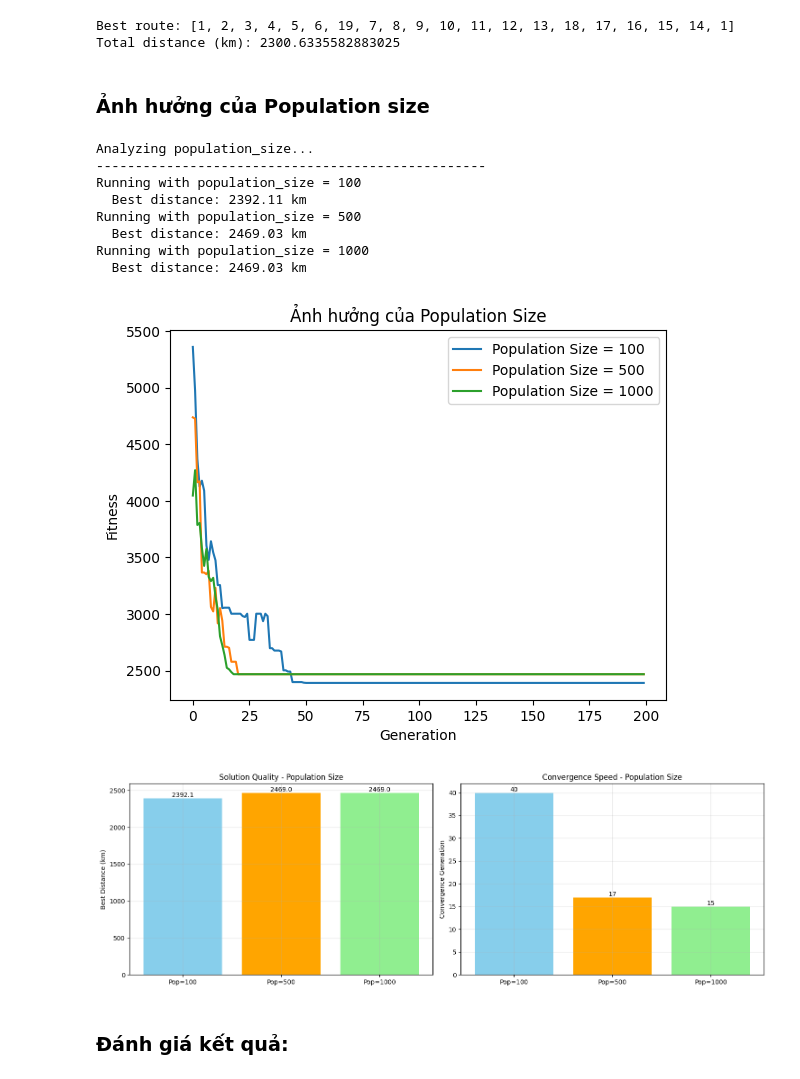
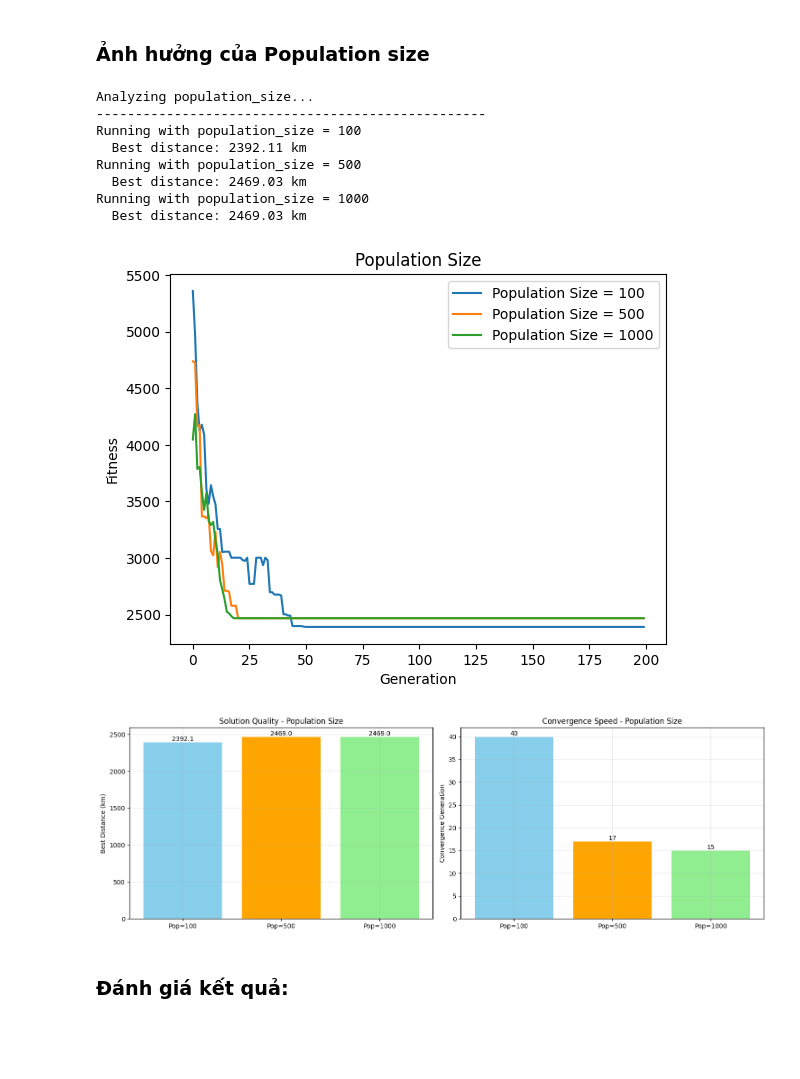
Before and after one commit to thilinnd/GA_TSP, a Jupyter notebook: experiment/1. Parameter.ipynb, the cells around one changed output. Cells and saved outputs as stored; diff of their text form; code cells hidden in the pictures; blank space fills up the shorter version.

```diff
--- a/experiment/1. Parameter.ipynb
+++ b/experiment/1. Parameter.ipynb
@@ -73,12 +80,4 @@ def analyze_single_parameter(param_name, param_values, base_config, distance_mat
     return results, fitness_histories
-# %%
-best_result = min(results, key=lambda x: x['best_distance'])
-# In kết quả của cấu hình tốt nhất (giả sử là kết quả đầu tiên)
-print("Best route:", best_result['best_route'])
-print("Total distance (km):", best_result['best_distance'])
-# %% [output]
-Best route: [1, 2, 3, 4, 5, 6, 19, 7, 8, 9, 10, 11, 12, 13, 18, 17, 16, 15, 14, 1]
-Total distance (km): 2300.6335582883025
 # %%
 base_config = {
     'population_size': 100,
@@ -170,34 +169,34 @@ def analyze_parameter_combinations(configs, distance_matrix):
 # %%
 # Ảnh hưởng của Population size
 population_sizes = [100, 500, 1000]
 pop_results, pop_fitness = analyze_single_parameter('population_size', population_sizes, base_config, distance_matrix)
 
 # Lấy fitness histories (giống như fitness1, fitness2, fitness3 cũ)
 fitness1, fitness2, fitness3 = pop_fitness
 
 plt.plot(fitness1, label='Population Size = 100')
 plt.plot(fitness2, label='Population Size = 500')
 plt.plot(fitness3, label='Population Size = 1000')
 plt.xlabel("Generation")
 plt.ylabel("Fitness")
-plt.title("Ảnh hưởng của Population Size")
+plt.title("Population Size")
 plt.legend()
 plt.show()
 
 # Phân tích Solution Quality và Convergence Speed (từ Box trước)
 analyze_performance([fitness1, fitness2, fitness3],
                    ['Pop=100', 'Pop=500', 'Pop=1000'],
                    'Population Size')
 # %% [output]
 Analyzing population_size...
 --------------------------------------------------
 Running with population_size = 100
   Best distance: 2392.11 km
 Running with population_size = 500
   Best distance: 2469.03 km
 Running with population_size = 1000
   Best distance: 2469.03 km
-[figure, old version]
+[figure, new version]
 [figure]
 # %% [markdown]
 ### Đánh giá kết quả:
```
Also changed, not shown: parts of 9 cells of this notebook.
